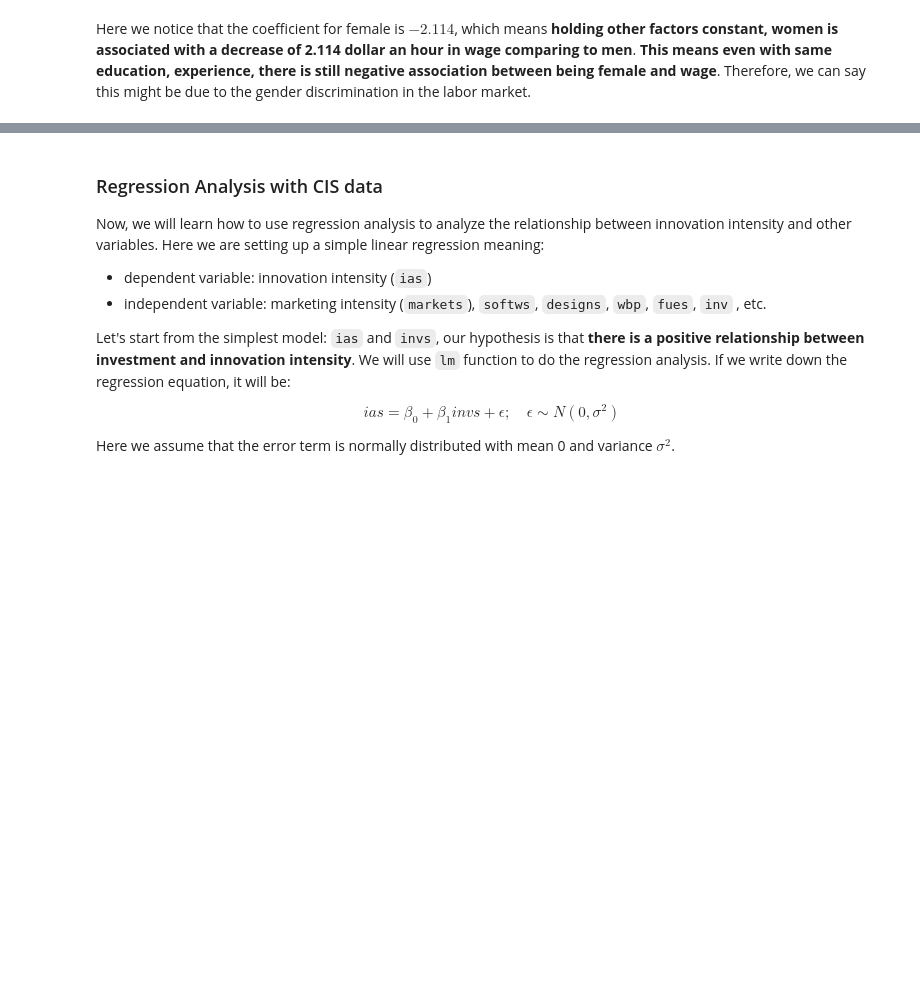
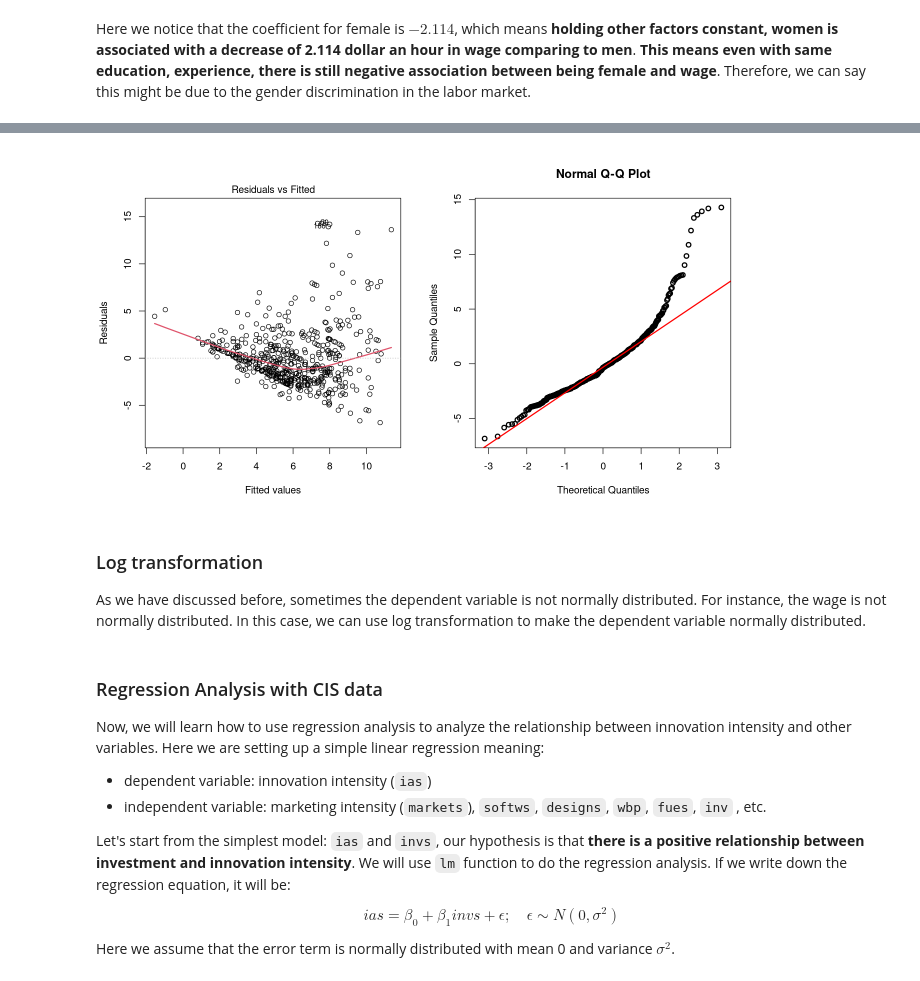
Before and after one commit to oceanumeric/data-science-go-small, a Jupyter notebook: all-in-one-for-the-exam/all-in-one.ipynb, the cells around one changed output, grey strips where cells are left out. Drawn from its saved outputs; the diff is of its cells as text; code cells hidden in the pictures; blank space fills up the shorter version.

```diff
--- a/all-in-one-for-the-exam/all-in-one.ipynb
+++ b/all-in-one-for-the-exam/all-in-one.ipynb
@@ -1600,3 +1641,18 @@ wage__. Therefore, we can say this might be due to the gender discrimination in
+# %%
+# residual plot
+options(repr.plot.width = 11, repr.plot.height = 6)
+par(mfrow=c(1,2))
+plot(wage_reg4, which=1, lwd=2)
+qqnorm(resid(wage_reg4),lwd=2)
+qqline(resid(wage_reg4), col='red', lwd=2)
+# %% [output]
+[figure, added]
+# %% [markdown]
+### Log transformation
+
+As we have discussed before, sometimes the dependent variable is not normally distributed.
+For instance, the wage is not normally distributed. In this case, we can use log transformation
+to make the dependent variable normally distributed.
 # %% [markdown]
 ### Regression Analysis with CIS data
 
```
Also changed, not shown: parts of 3 cells of this notebook, 1 other file.
